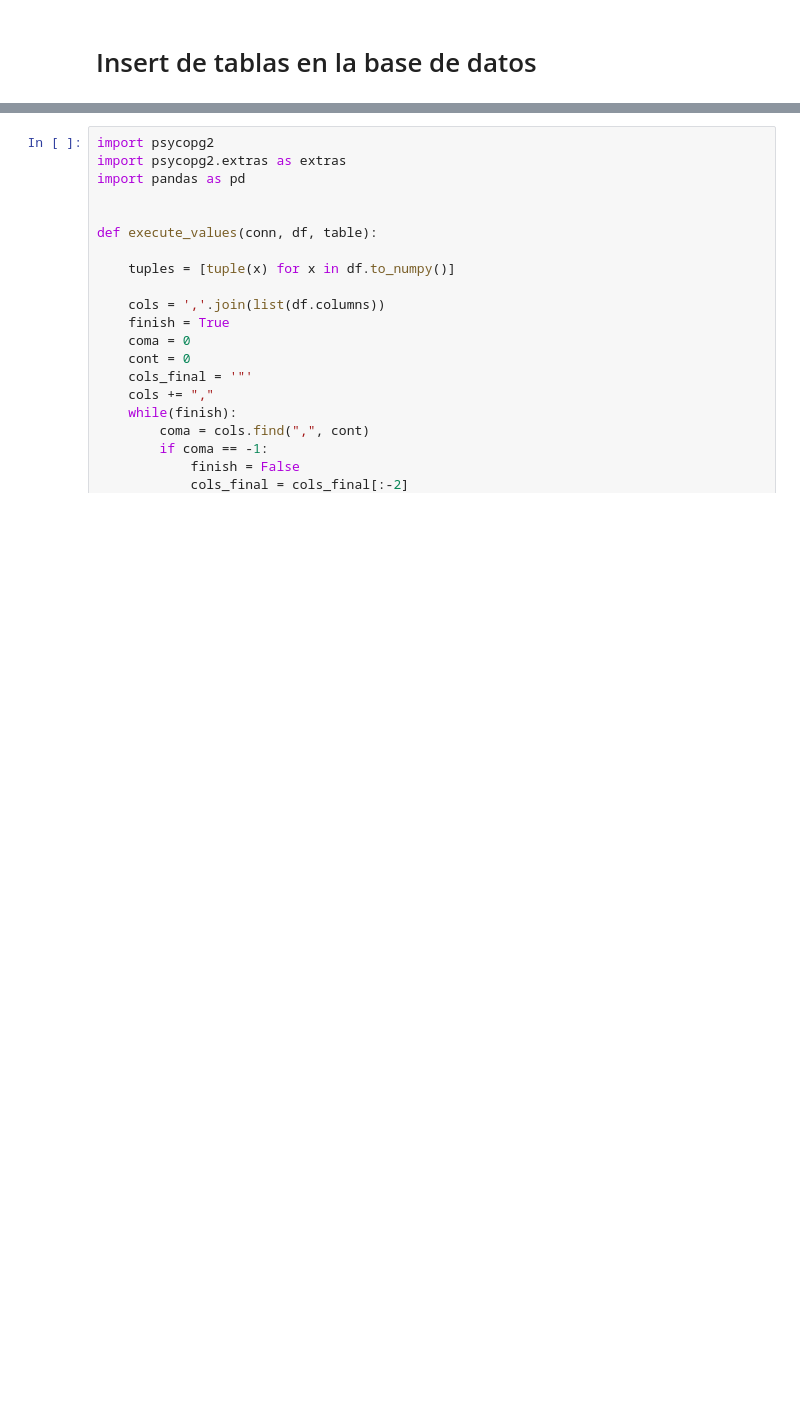
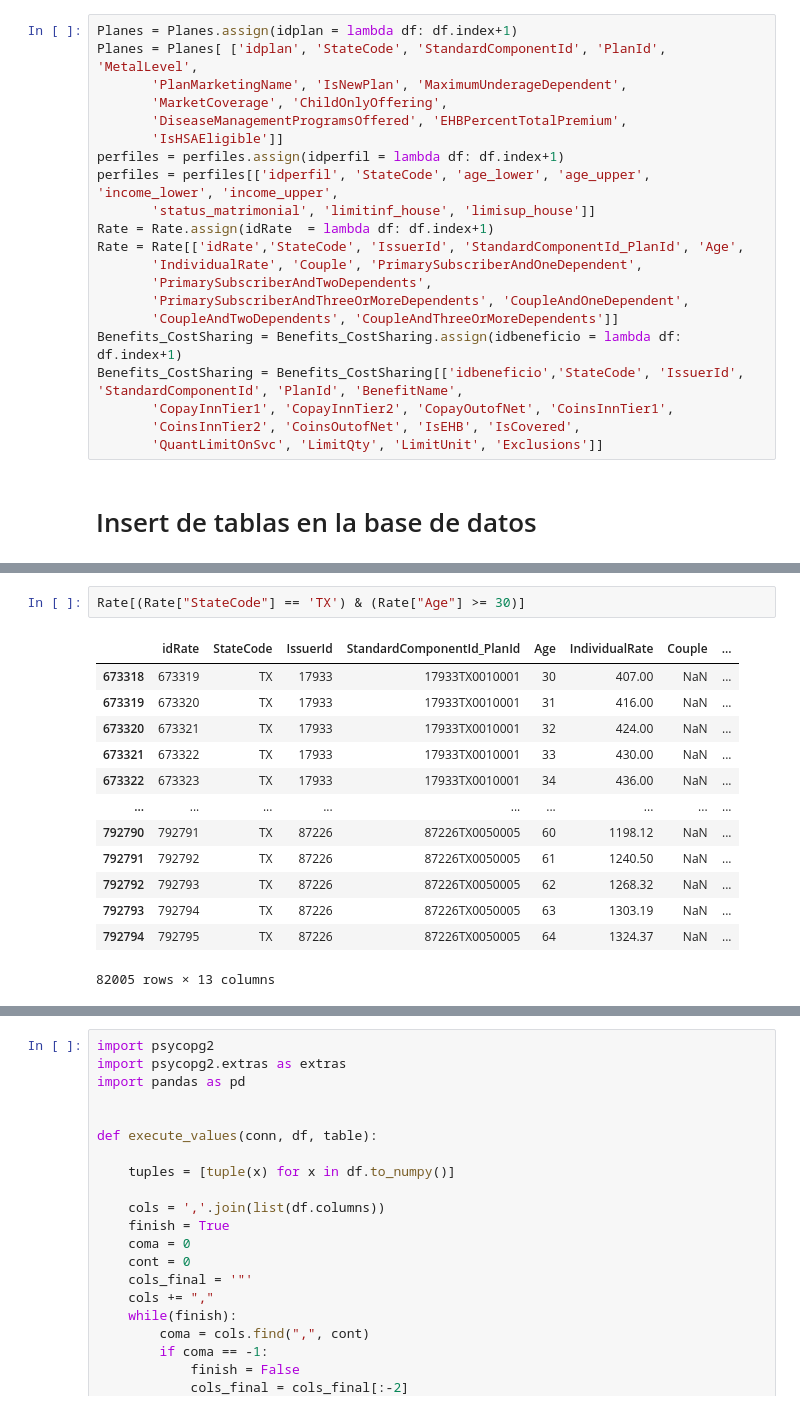
Before and after one commit to CarlosAlvarado-git/Proyecto_Final_BI, a Jupyter notebook: DataPreparation.ipynb, the cells around one changed output, grey strips where cells are left out. Cells and saved outputs as stored; diff of their text form; blank space fills up the shorter version.

```diff
--- a/DataPreparation.ipynb
+++ b/DataPreparation.ipynb
@@ -1166,3 +1186,24 @@ perfiles
+# %%
+Planes = Planes.assign(idplan = lambda df: df.index+1)
+Planes = Planes[ ['idplan', 'StateCode', 'StandardComponentId', 'PlanId', 'MetalLevel',
+       'PlanMarketingName', 'IsNewPlan', 'MaximumUnderageDependent',
+       'MarketCoverage', 'ChildOnlyOffering',
+       'DiseaseManagementProgramsOffered', 'EHBPercentTotalPremium',
+       'IsHSAEligible']]
+perfiles = perfiles.assign(idperfil = lambda df: df.index+1)
+perfiles = perfiles[['idperfil', 'StateCode', 'age_lower', 'age_upper', 'income_lower', 'income_upper',
+       'status_matrimonial', 'limitinf_house', 'limisup_house']]
+Rate = Rate.assign(idRate  = lambda df: df.index+1)
+Rate = Rate[['idRate','StateCode', 'IssuerId', 'StandardComponentId_PlanId', 'Age',
+       'IndividualRate', 'Couple', 'PrimarySubscriberAndOneDependent',
+       'PrimarySubscriberAndTwoDependents',
+       'PrimarySubscriberAndThreeOrMoreDependents', 'CoupleAndOneDependent',
+       'CoupleAndTwoDependents', 'CoupleAndThreeOrMoreDependents']]
+Benefits_CostSharing = Benefits_CostSharing.assign(idbeneficio = lambda df: df.index+1)
+Benefits_CostSharing = Benefits_CostSharing[['idbeneficio','StateCode', 'IssuerId', 'StandardComponentId', 'PlanId', 'BenefitName',
+       'CopayInnTier1', 'CopayInnTier2', 'CopayOutofNet', 'CoinsInnTier1',
+       'CoinsInnTier2', 'CoinsOutofNet', 'IsEHB', 'IsCovered',
+       'QuantLimitOnSvc', 'LimitQty', 'LimitUnit', 'Exclusions']]
 # %% [markdown]
 # Insert de tablas en la base de datos
 # %%
@@ -1178,0 +1241,16 @@ Se basa en lo que tiene la tabla Planes y Planes"""
+# %%
+Rate[(Rate["StateCode"] == 'TX') & (Rate["Age"] >= 30)]
+# %% [output]
+|  | idRate | StateCode | IssuerId | StandardComponentId_PlanId | Age | IndividualRate | Couple | ... |
+| 673318 | 673319 | TX | 17933 | 17933TX0010001 | 30 | 407.00 | NaN | ... |
+| 673319 | 673320 | TX | 17933 | 17933TX0010001 | 31 | 416.00 | NaN | ... |
+| 673320 | 673321 | TX | 17933 | 17933TX0010001 | 32 | 424.00 | NaN | ... |
+| 673321 | 673322 | TX | 17933 | 17933TX0010001 | 33 | 430.00 | NaN | ... |
+| 673322 | 673323 | TX | 17933 | 17933TX0010001 | 34 | 436.00 | NaN | ... |
+| ... | ... | ... | ... | ... | ... | ... | ... | ... |
+| 792790 | 792791 | TX | 87226 | 87226TX0050005 | 60 | 1198.12 | NaN | ... |
+| 792791 | 792792 | TX | 87226 | 87226TX0050005 | 61 | 1240.50 | NaN | ... |
+| 792792 | 792793 | TX | 87226 | 87226TX0050005 | 62 | 1268.32 | NaN | ... |
+| 792793 | 792794 | TX | 87226 | 87226TX0050005 | 63 | 1303.19 | NaN | ... |
+| 792794 | 792795 | TX | 87226 | 87226TX0050005 | 64 | 1324.37 | NaN | ... |
+82005 rows × 13 columns
```
Also changed, not shown: parts of 10 cells of this notebook.
